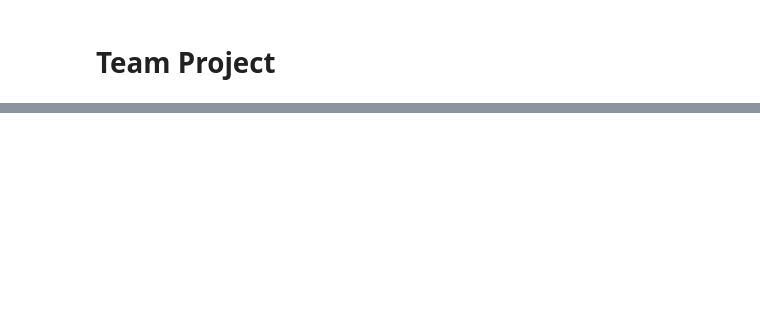
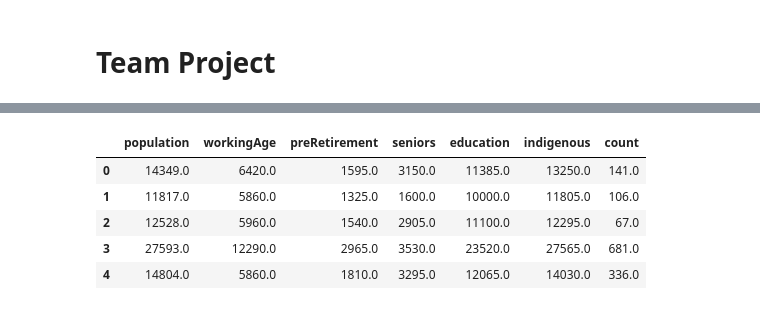
Before and after one commit to BigDru/3250_datascience_project, a Jupyter notebook: Team Project - Group 4 - final.ipynb, the cells around one changed output, grey strips where cells are left out. Cells and saved outputs as stored; diff of their text form; code cells hidden in the pictures; blank space fills up the shorter version.

```diff
--- a/Team Project - Group 4 - final.ipynb
+++ b/Team Project - Group 4 - final.ipynb
@@ -125,10 +138,7 @@ predictor_headers = predictor_headers[21:]
 
 # define predictors to be tested and dependent variable
 x = crime_regions[predictor_headers]
-y = crime_regions['TotalCrimes_2016']
-
-# add error constant
-x = sm.add_constant(x)
+y = crime_regions['AssaultRate_2016']
 
 # fit regression model
 model = sm.OLS(y, x).fit()
@@ -139,6 +149,11 @@ model = sm.OLS(y, x).fit()
 
 sfs1 = sfs1.fit(x, y)
 
+feat_names = list(sfs1.k_feature_names_)
+print(feat_names)
+
+new_data = crime_regions[feat_names]
+new_data['count'] = y
 """
 x2 = crime_regions[['indigenous']]
 x2 = sm.add_constant(x2)
@@ -166,3 +184,12 @@ Features: 6/6
+# %%
+new_data.head()
+# %% [output]
+|  | population | workingAge | preRetirement | seniors | education | indigenous | count |
+| 0 | 14349.0 | 6420.0 | 1595.0 | 3150.0 | 11385.0 | 13250.0 | 141.0 |
+| 1 | 11817.0 | 5860.0 | 1325.0 | 1600.0 | 10000.0 | 11805.0 | 106.0 |
+| 2 | 12528.0 | 5960.0 | 1540.0 | 2905.0 | 11100.0 | 12295.0 | 67.0 |
+| 3 | 27593.0 | 12290.0 | 2965.0 | 3530.0 | 23520.0 | 27565.0 | 681.0 |
+| 4 | 14804.0 | 5860.0 | 1810.0 | 3295.0 | 12065.0 | 14030.0 | 336.0 |
 # %%
 %%capture --no-display
 # Heat Map of Assaults by Neighbourhood in Toronto
```
Also changed, not shown: parts of 2 cells of this notebook.
